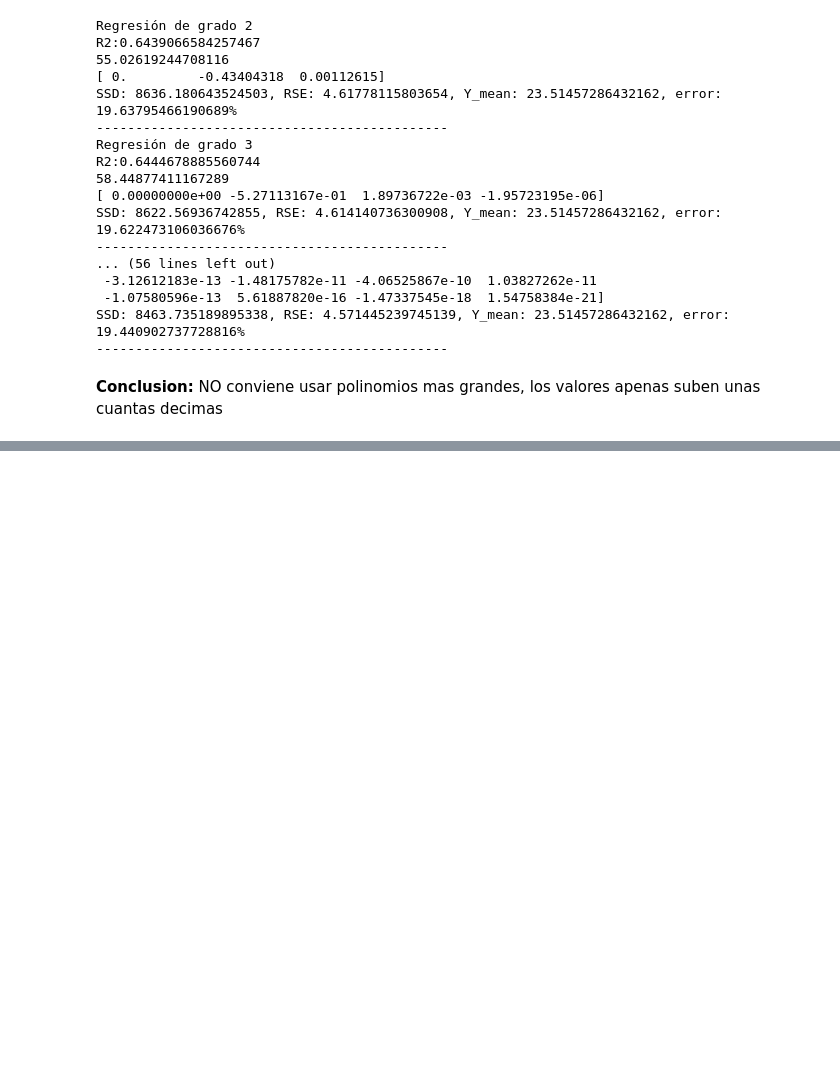
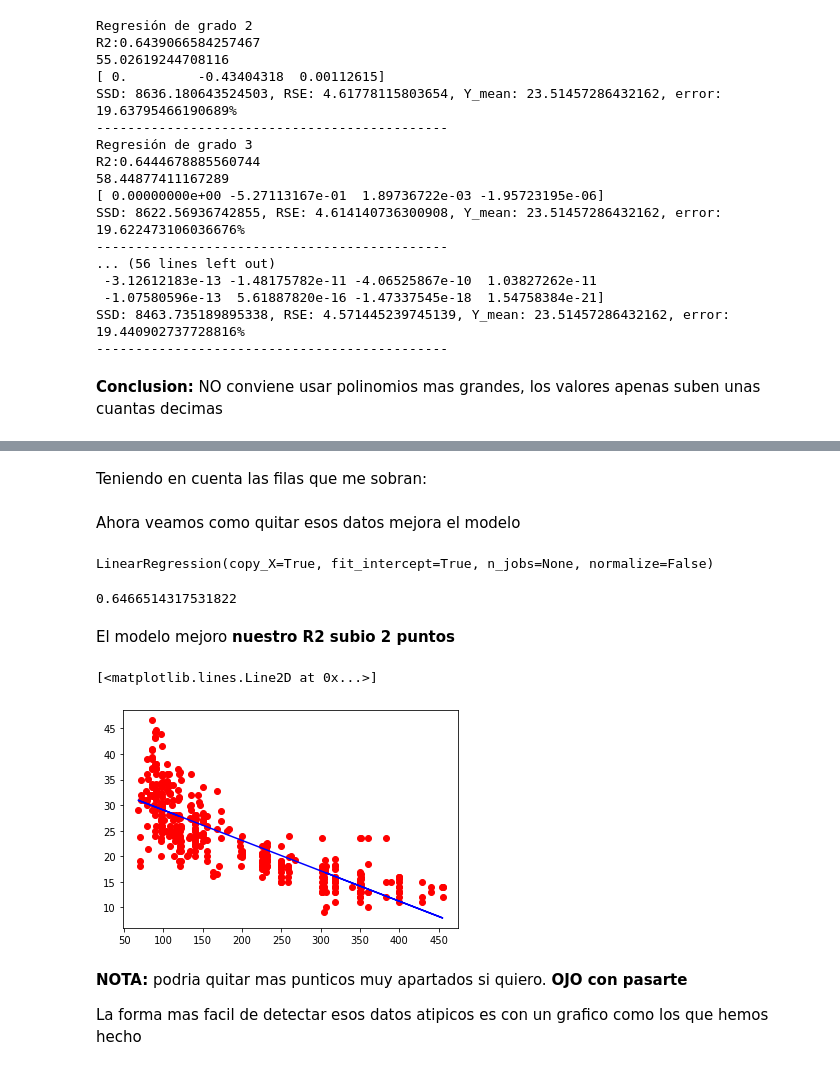
Before and after one commit to Karenahv/python-ml-curso, a Jupyter notebook: notebooks/T4 - 5 - Linear Regression - Problemas con la regresión lineal.ipynb, the cells around one changed output, grey strips where cells are left out. Drawn from its saved outputs; the diff is of its cells as text; code cells hidden in the pictures; blank space fills up the shorter version.

```diff
--- a/notebooks/T4 - 5 - Linear Regression - Problemas con la regresión lineal.ipynb
+++ b/notebooks/T4 - 5 - Linear Regression - Problemas con la regresión lineal.ipynb
@@ -489,0 +547,32 @@ def regresion_validation(X_data, Y, Y_pred):
+# %% [markdown]
+Teniendo en cuenta las filas que me sobran:
+# %%
+data_auto_clean = data_auto.drop([395, 258, 305, 372]) #las elimino de mi dataset
+# %% [markdown]
+Ahora veamos como quitar esos datos mejora el modelo
+# %%
+X = data_auto_clean["displacement"].fillna(data_auto_clean["displacement"].mean())
+X = X[:,np.newaxis]
+Y = data_auto_clean["mpg"].fillna(data_auto_clean["mpg"].mean())
+
+lm = LinearRegression()
+lm.fit(X, Y)
+# %% [output]
+LinearRegression(copy_X=True, fit_intercept=True, n_jobs=None, normalize=False)
+# %%
+lm.score(X,Y)
+# %% [output]
+0.6466514317531822
+# %% [markdown]
+El modelo mejoro **nuestro R2 subio 2 puntos**
+# %%
+%matplotlib inline
+plt.plot(X,Y, "ro")
+plt.plot(X, lm.predict(X), color="blue")
+# %% [output]
+[<matplotlib.lines.Line2D at 0x...>]
+[figure, added]
+# %% [markdown]
+**NOTA:** podria quitar mas punticos muy apartados si quiero. **OJO con pasarte**
+
+La forma mas facil de detectar esos datos atipicos es con un grafico como los que hemos hecho
```
Also changed, not shown: parts of 14 cells of this notebook.
